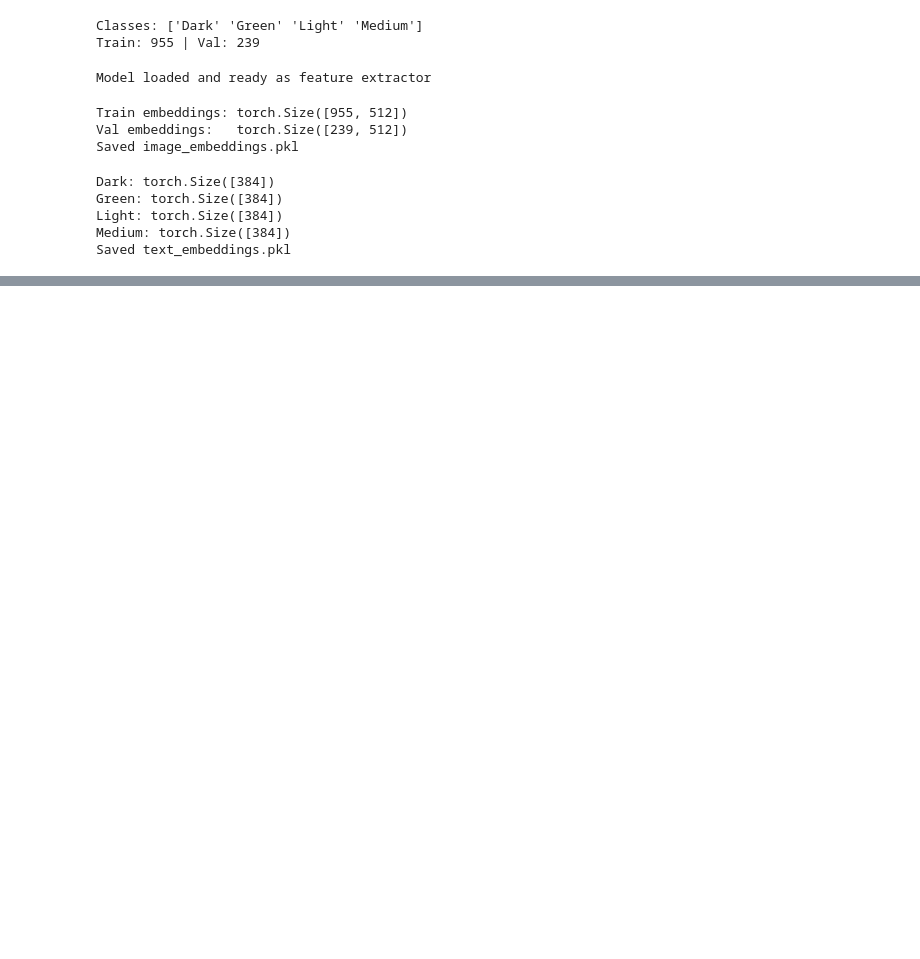
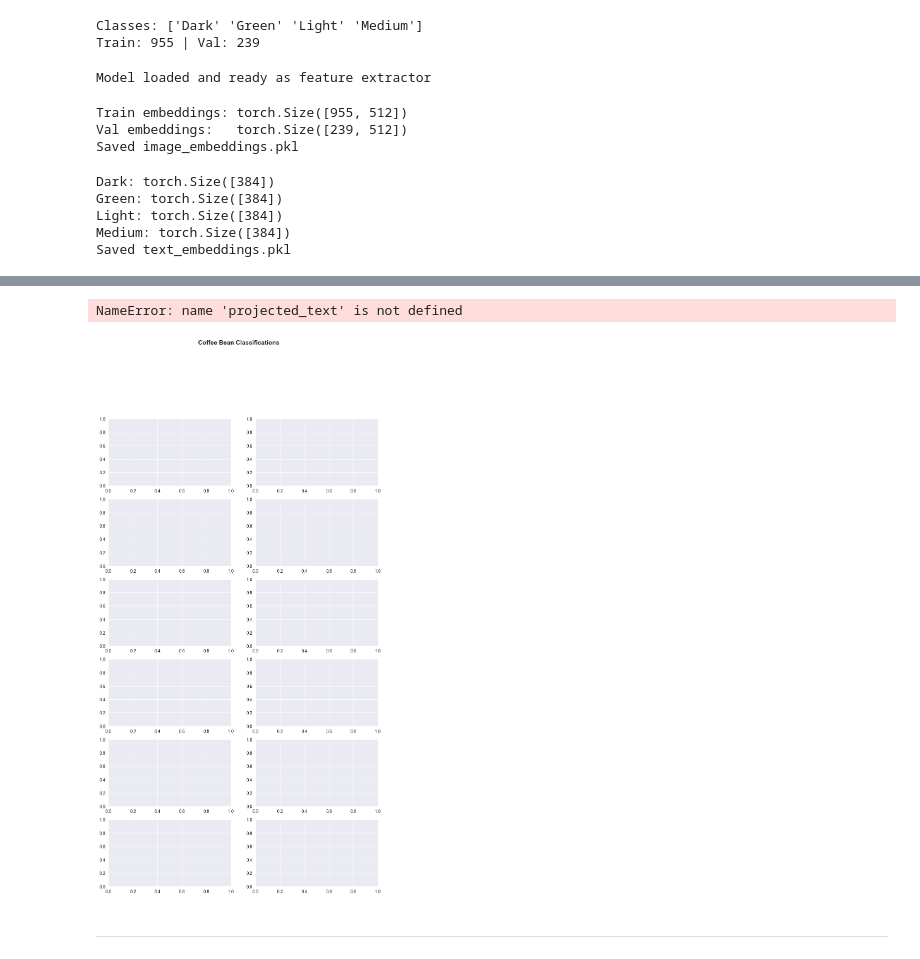
Before and after one commit to DaisyRacin/AI7-DataChallenge, a Jupyter notebook: Embeddings_TasteProfile.ipynb, the cells around one changed output, grey strips where cells are left out. Cells and saved outputs as stored; diff of their text form; code cells hidden in the pictures; blank space fills up the shorter version.

```diff
--- a/Embeddings_TasteProfile.ipynb
+++ b/Embeddings_TasteProfile.ipynb
@@ -124,3 +240,69 @@ Saved text_embeddings.pkl
+# %%
+import torch
+import torch.nn.functional as F
+
+def show_beans_grid(X_val, y_val, n=6):
+    indices = random.sample(range(len(X_val)), n)
+
+    fig, axes = plt.subplots(n, 2, figsize=(11, n * 3.2))
+
+    # guarantee axes is always 2D even if n=1
+    if n == 1:
+        axes = [axes]
+
+    fig.suptitle("Coffee Bean Classifications", fontsize=14, fontweight="bold", y=1.01)
+
+    for row, idx in enumerate(indices):
+        img = Image.open(X_val[idx]).convert("RGB")
+        tensor = transform(img).unsqueeze(0).to(device)
+
+        with torch.no_grad():
+            feats   = resnet(tensor).cpu()
+            img_vec = img_proj(feats)
+
+            similarities = {
+                label: F.cosine_similarity(img_vec, projected_text[label], dim=1).item()
+                for label in le.classes_
+            }
+
+        predicted  = max(similarities, key=similarities.get)
+        true_label = y_val[idx]
+        profile    = taste_profiles[predicted]
+        correct    = predicted == true_label
+
+        ax_img = axes[row][0]   # ← use [row][0] not [row, 0]
+        ax_bar = axes[row][1]
+
+        # ── image ─────────────────────────────────────────
+        ax_img.imshow(np.array(img))  # ← explicit np.array conversion
+        ax_img.axis("off")
+        ax_img.set_title(f"Predicted: {predicted}", fontsize=11,
+                         fontweight="bold", pad=6)
+        ax_img.set_xlabel(f"True: {true_label}",
+                          color="green" if correct else "red", fontsize=10)
+
+        # ── bars ──────────────────────────────────────────
+        labels = list(similarities.keys())
+        scores = [similarities[l] for l in labels]
+        colors = ["#E8593C" if l == predicted else "#D0CFC8" for l in labels]
+
+        bars = ax_bar.barh(labels, scores, color=colors, height=0.5)
+        ax_bar.set_xlim(0, max(scores) * 1.25)
+        ax_bar.bar_label(bars, fmt="%.2f", padding=4, fontsize=9)
+        ax_bar.set_title(f'"{profile}"', fontsize=9, style="italic", color="#555")
+        ax_bar.spines[["top", "right", "left", "bottom"]].set_visible(False)
+        ax_bar.tick_params(left=False, bottom=False)
+        ax_bar.set_yticklabels(labels, fontsize=9)
+
+    plt.tight_layout()
+    plt.show()
+
+show_beans_grid(X_val, y_val, n=6)
+# %% [output]
+NameError: name 'projected_text' is not defined
+[figure, added]
+# %% [markdown]
+---
 # %%
 # ── 7. Quick sanity check ────────────────────────────────────
 # Confirm a random val image maps to the right class
```
Also changed, not shown: parts of 6 cells of this notebook, 2 other files.
